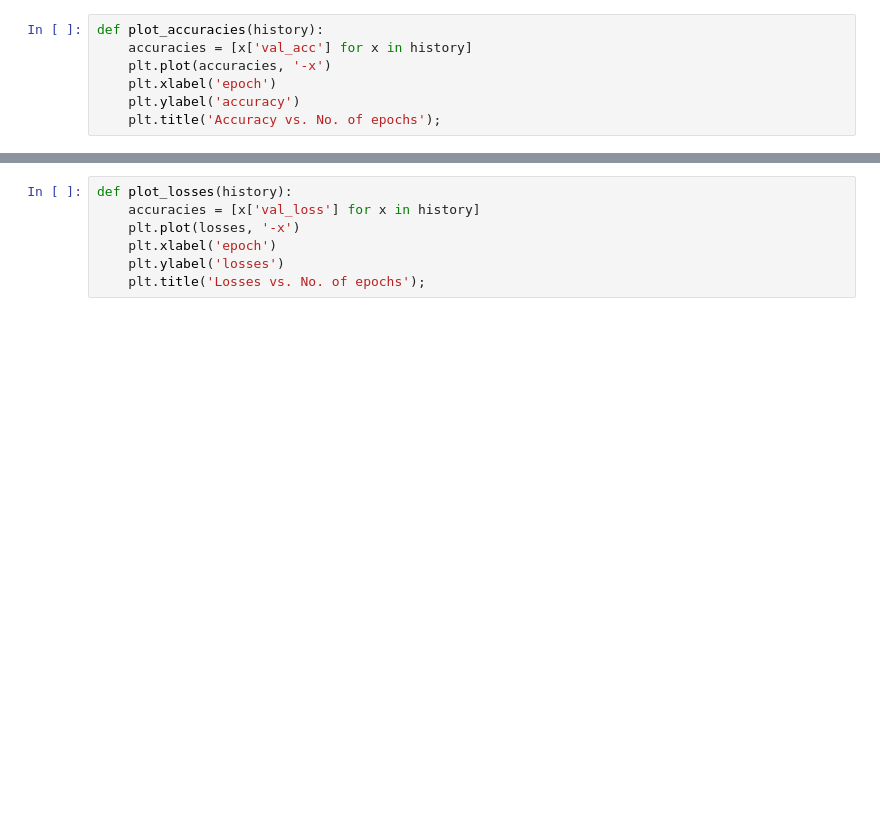
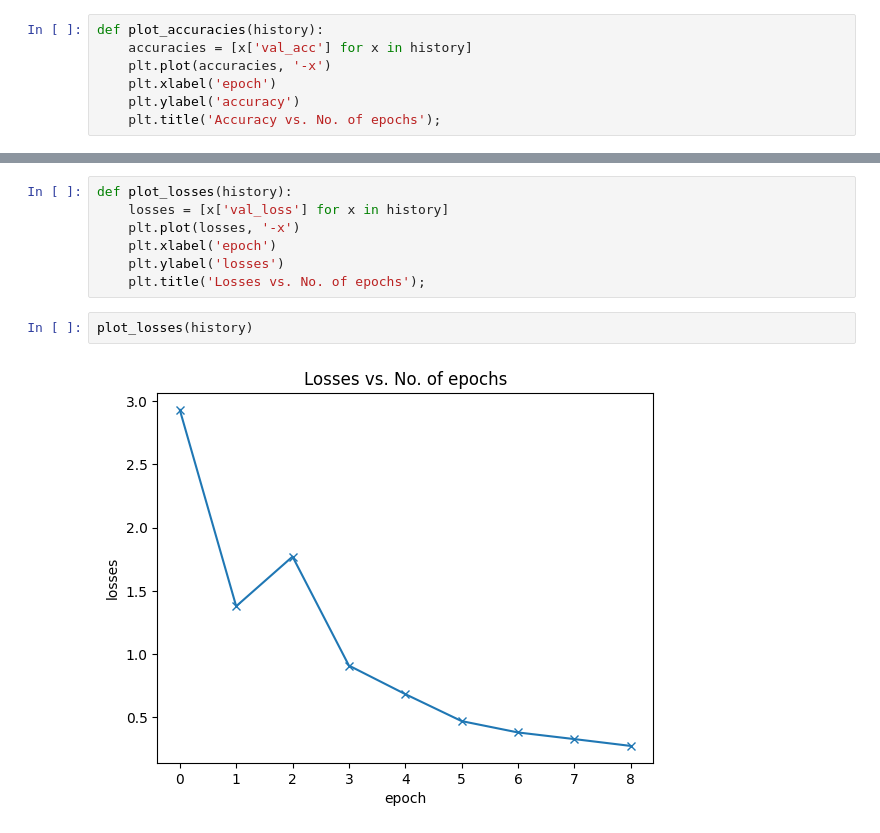
Before and after one commit to kamlesh-ops/Proj-files, a Jupyter notebook: CIFAR10_Resnet18.ipynb, the cells around one changed output, grey strips where cells are left out. Cells and saved outputs as stored; diff of their text form; blank space fills up the shorter version.

```diff
--- a/CIFAR10_Resnet18.ipynb
+++ b/CIFAR10_Resnet18.ipynb
@@ -342,7 +342,11 @@ def plot_accuracies(history):
 # %%
 def plot_losses(history):
-    accuracies = [x['val_loss'] for x in history]
+    losses = [x['val_loss'] for x in history]
     plt.plot(losses, '-x')
     plt.xlabel('epoch')
     plt.ylabel('losses')
     plt.title('Losses vs. No. of epochs');
+# %%
+plot_losses(history)
+# %% [output]
+[figure, added]
```
Also changed, not shown: parts of 4 cells of this notebook.
